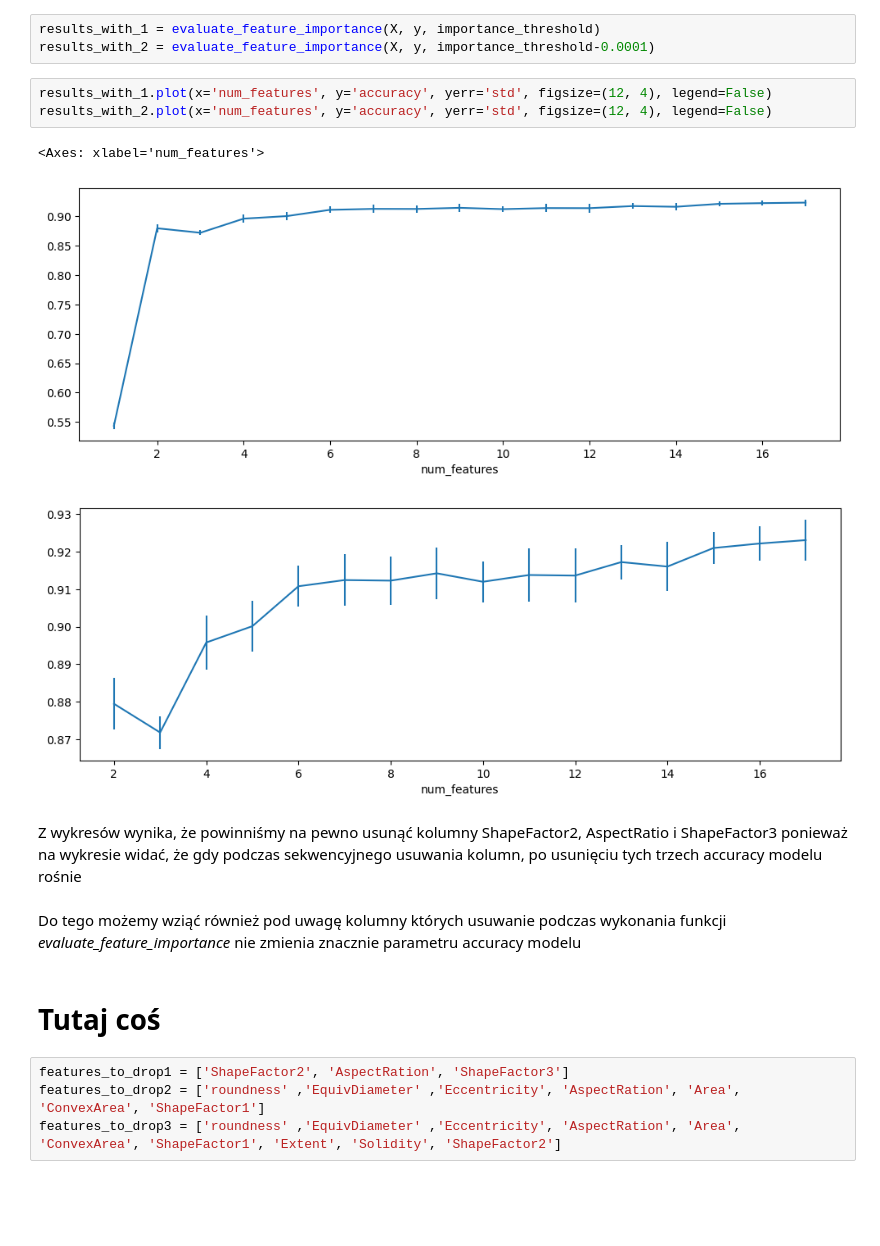
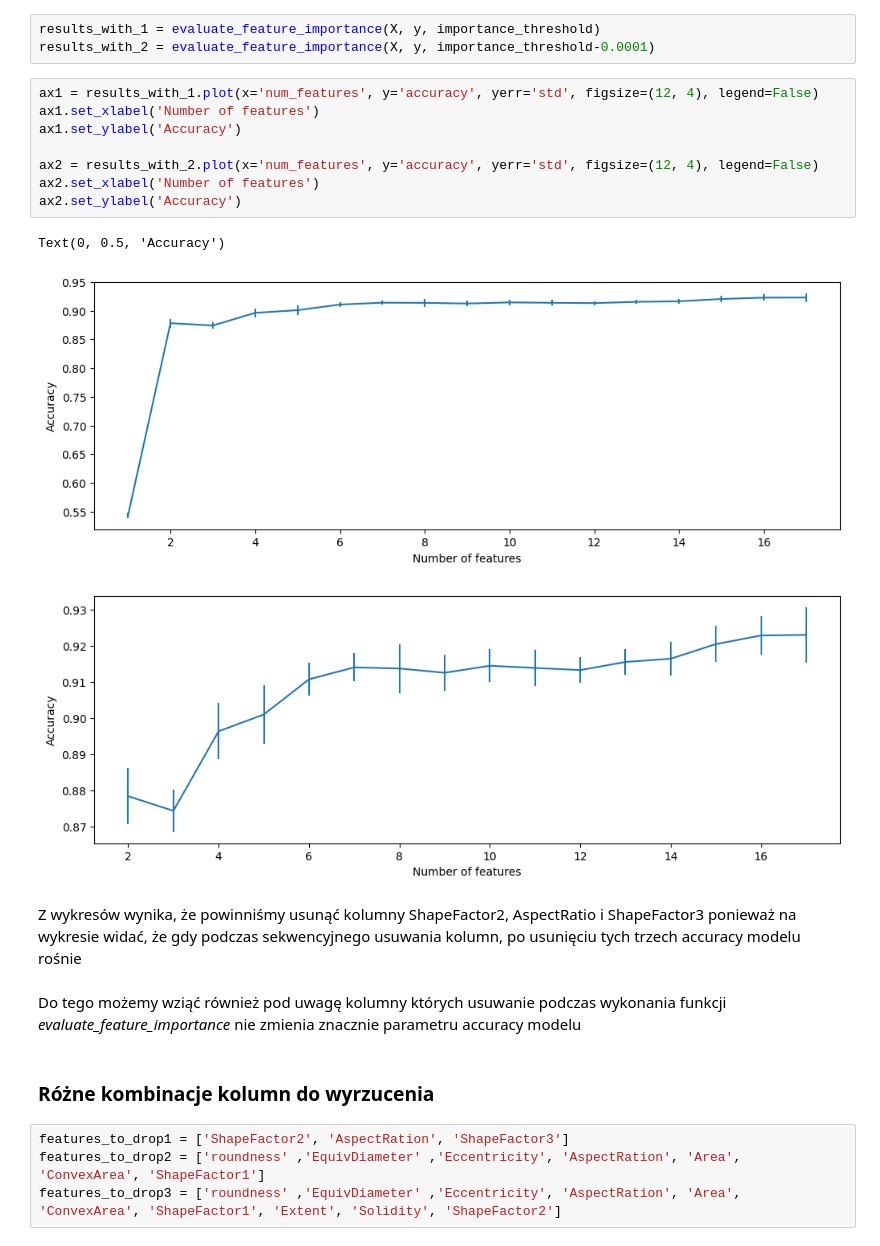
Before and after one commit to tomaszzywicki/Dry-Bean-Classification, a Jupyter notebook: notebooks/data_pereparation2.ipynb, the cells around one changed output. Drawn from its saved outputs; the diff is of its cells as text; blank space fills up the shorter version.

```diff
--- a/notebooks/data_pereparation2.ipynb
+++ b/notebooks/data_pereparation2.ipynb
@@ -134,18 +134,23 @@ def evaluate_feature_importance(X, y, importance_threshold):
 results_with_1 = evaluate_feature_importance(X, y, importance_threshold)
 results_with_2 = evaluate_feature_importance(X, y, importance_threshold-0.0001)
 # %%
-results_with_1.plot(x='num_features', y='accuracy', yerr='std', figsize=(12, 4), legend=False)
-results_with_2.plot(x='num_features', y='accuracy', yerr='std', figsize=(12, 4), legend=False)
+ax1 = results_with_1.plot(x='num_features', y='accuracy', yerr='std', figsize=(12, 4), legend=False)
+ax1.set_xlabel('Number of features')
+ax1.set_ylabel('Accuracy')
+
+ax2 = results_with_2.plot(x='num_features', y='accuracy', yerr='std', figsize=(12, 4), legend=False)
+ax2.set_xlabel('Number of features')
+ax2.set_ylabel('Accuracy')
 # %% [output]
-<Axes: xlabel='num_features'>
+Text(0, 0.5, 'Accuracy')
-[figure, old version]
+[figure, new version]
-[figure, old version]
+[figure, new version]
 # %% [markdown]
-Z wykresów wynika, że powinniśmy na pewno usunąć kolumny ShapeFactor2, AspectRatio i ShapeFactor3 ponieważ na wykresie widać, że gdy podczas sekwencyjnego usuwania kolumn, po usunięciu tych trzech accuracy modelu rośnie
+Z wykresów wynika, że powinniśmy usunąć kolumny ShapeFactor2, AspectRatio i ShapeFactor3 ponieważ na wykresie widać, że gdy podczas sekwencyjnego usuwania kolumn, po usunięciu tych trzech accuracy modelu rośnie
 # %% [markdown]
 Do tego możemy wziąć również pod uwagę kolumny których usuwanie podczas wykonania funkcji *evaluate_feature_importance* nie zmienia znacznie parametru accuracy modelu
-# %% [markdown]
-# Tutaj coś
+# %% [markdown]
+### Różne kombinacje kolumn do wyrzucenia
 # %%
 features_to_drop1 = ['ShapeFactor2', 'AspectRation', 'ShapeFactor3']
 features_to_drop2 = ['roundness' ,'EquivDiameter' ,'Eccentricity', 'AspectRation', 'Area', 'ConvexArea', 'ShapeFactor1']
```
Also changed, not shown: parts of 10 cells of this notebook.
